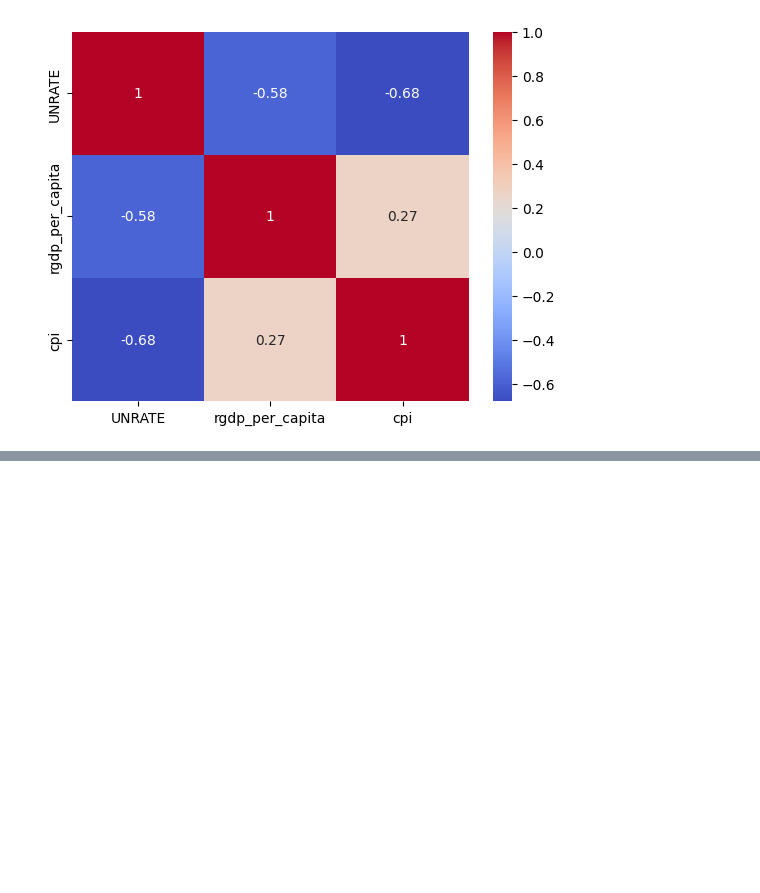
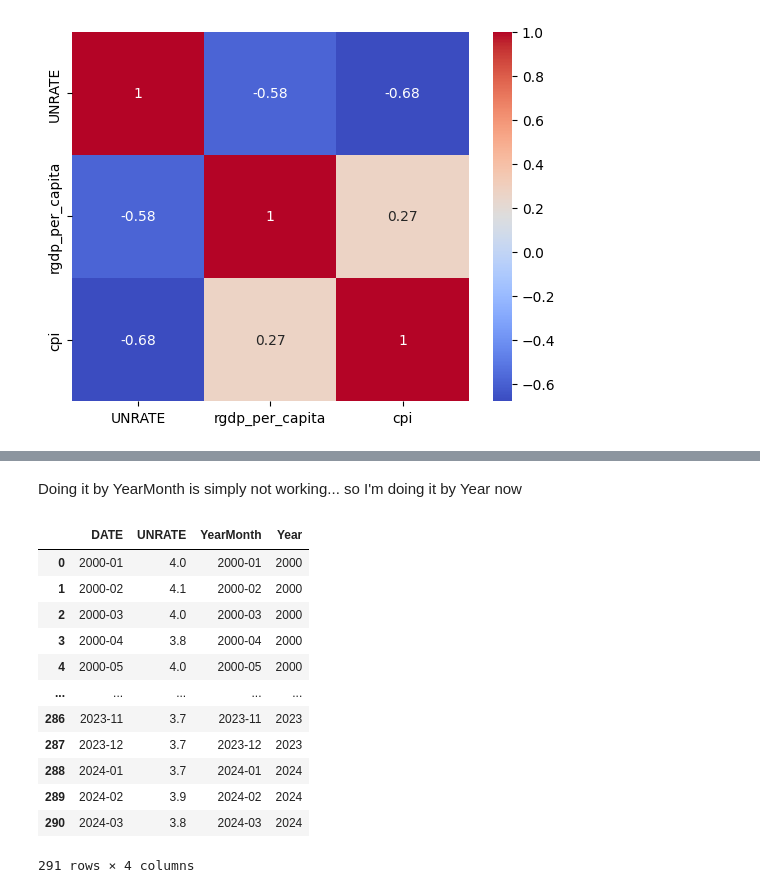
Before and after one commit to layadang/cs-365-bank-failures, a Jupyter notebook: main.ipynb, the cells around one changed output, grey strips where cells are left out. Drawn from its saved outputs; the diff is of its cells as text; code cells hidden in the pictures; blank space fills up the shorter version.

```diff
--- a/main.ipynb
+++ b/main.ipynb
@@ -378,3 +392,23 @@ print(f'Correlation between real GDP per capita and Bank failures: {corr_rgdp_fa
 
 corr_cpi_failures, _ = pearsonr(analysis_df['cpi_per_capita'], analysis_df['Bank Failures'])
 print(f'Correlation between inflation rate and Bank failures: {corr_cpi_failures:.2f}')
+# %% [markdown]
+Doing it by YearMonth is simply not working... so I'm doing it by Year now
+# %%
+unemployment["Year"] = pd.to_datetime(unemployment["DATE"]).dt.year
+gdp["Year"] = pd.to_datetime(gdp["DATE"]).dt.year
+inflation["Year"] = pd.to_datetime(inflation["DATE"]).dt.year
+# %% [output]
+|  | DATE | UNRATE | YearMonth | Year |
+| 0 | 2000-01 | 4.0 | 2000-01 | 2000 |
+| 1 | 2000-02 | 4.1 | 2000-02 | 2000 |
+| 2 | 2000-03 | 4.0 | 2000-03 | 2000 |
+| 3 | 2000-04 | 3.8 | 2000-04 | 2000 |
+| 4 | 2000-05 | 4.0 | 2000-05 | 2000 |
+| ... | ... | ... | ... | ... |
+| 286 | 2023-11 | 3.7 | 2023-11 | 2023 |
+| 287 | 2023-12 | 3.7 | 2023-12 | 2023 |
+| 288 | 2024-01 | 3.7 | 2024-01 | 2024 |
+| 289 | 2024-02 | 3.9 | 2024-02 | 2024 |
+| 290 | 2024-03 | 3.8 | 2024-03 | 2024 |
+291 rows × 4 columns
```
Also changed, not shown: parts of 6 cells of this notebook.
